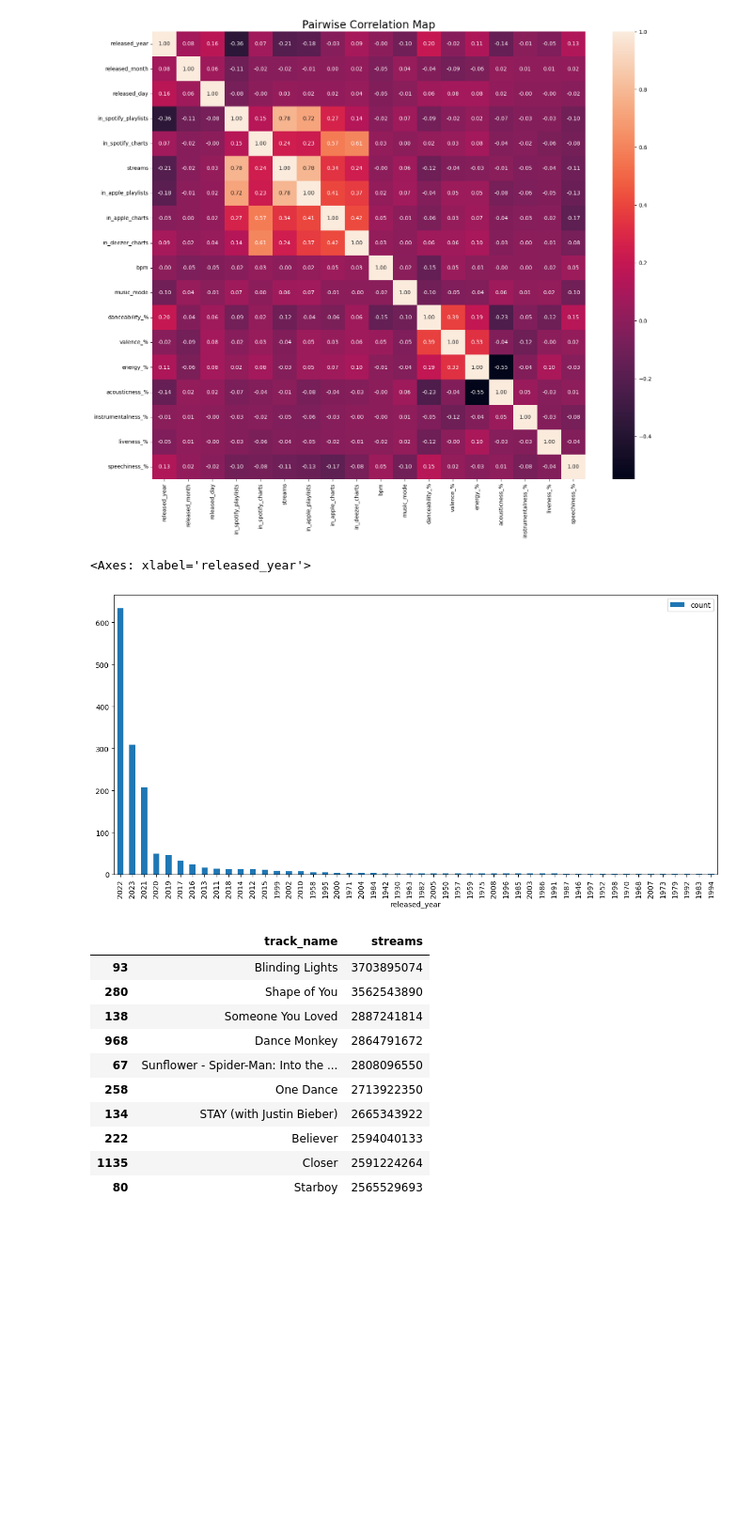
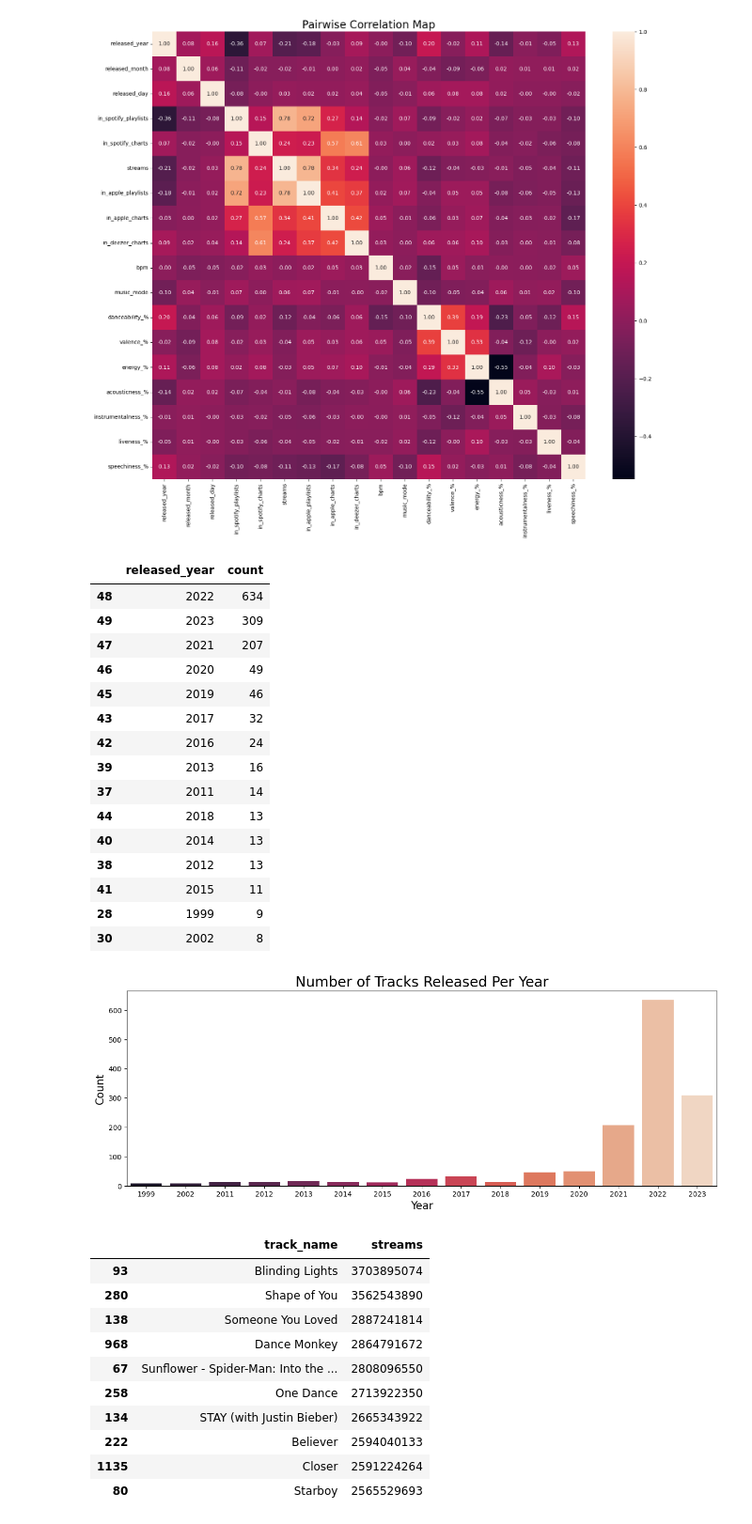
Before and after one commit to abdulrafayoc/Data-Visualization-of-Spotify-Songs-2023, a Jupyter notebook: ds.ipynb, the cells around one changed output. Shown at 94% size. Saved outputs shown, nothing was run; the diff lists cells and outputs as text; code cells hidden in the pictures; blank space fills up the shorter version.

```diff
--- a/ds.ipynb
+++ b/ds.ipynb
@@ -296,14 +308,37 @@ plt.show()
 # %% [output]
 [figure]
 # %%
-data.groupby(['released_year'])['released_year']                       \
+year = data.groupby(['released_year'])['released_year']                       \
                              .count()                                  \
                              .reset_index(name='count')                \
-                             .sort_values(['count'], ascending=False)  \
-                             .plot(kind='bar', x='released_year', y='count', figsize=(15,7), grid=False)
+                             .sort_values(['count'], ascending=False).head(15)
+year
 # %% [output]
-<Axes: xlabel='released_year'>
-[figure, removed]
+|  | released_year | count |
+| 48 | 2022 | 634 |
+| 49 | 2023 | 309 |
+| 47 | 2021 | 207 |
+| 46 | 2020 | 49 |
+| 45 | 2019 | 46 |
+| 43 | 2017 | 32 |
+| 42 | 2016 | 24 |
+| 39 | 2013 | 16 |
+| 37 | 2011 | 14 |
+| 44 | 2018 | 13 |
+| 40 | 2014 | 13 |
+| 38 | 2012 | 13 |
+| 41 | 2015 | 11 |
+| 28 | 1999 | 9 |
+| 30 | 2002 | 8 |
+# %%
+plt.figure(figsize=(15,5))
+sns.barplot(x=year['released_year'], y=year['count'], palette='rocket')
+plt.title('Number of Tracks Released Per Year', size = 20)
+plt.xlabel('Year', size = 15)
+plt.ylabel('Count', size = 15)
+plt.show()
+# %% [output]
+[figure, added]
 # %%
 top_10 = data[['track_name', 'streams']].drop_duplicates(keep='first').sort_values(by='streams', ascending=False).head(10)
 top_10
```
Also changed, not shown: parts of 8 cells of this notebook.
